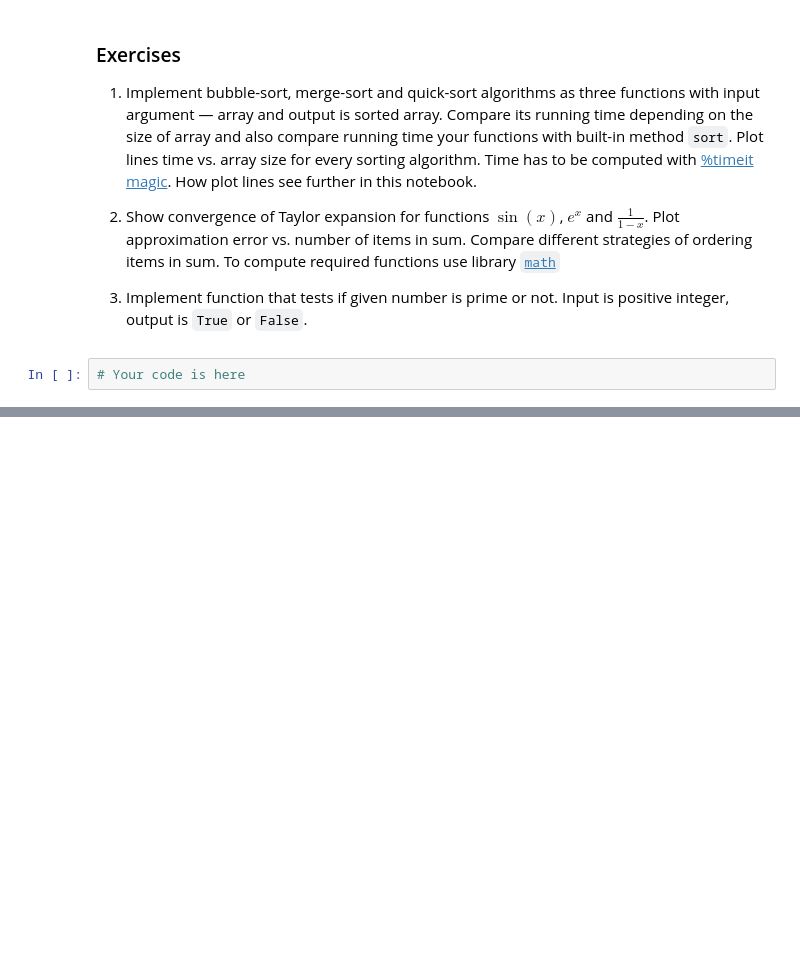
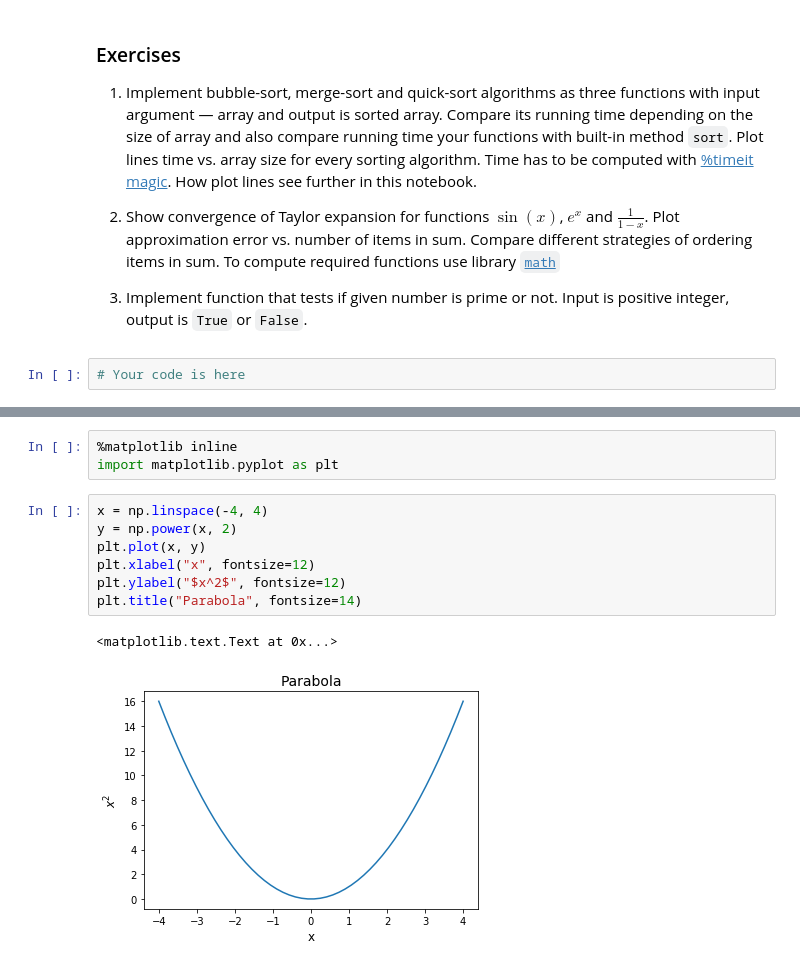
Before and after one commit to amkatrutsa/intro_ml, a Jupyter notebook: Python_tutorial.ipynb, the cells around one changed output, grey strips where cells are left out. Cells and saved outputs as stored; diff of their text form; blank space fills up the shorter version.

Commit message:
Add about matplotlib

```diff
--- a/Python_tutorial.ipynb
+++ b/Python_tutorial.ipynb
@@ -780,0 +832,13 @@
+# %%
+%matplotlib inline
+import matplotlib.pyplot as plt
+# %%
+x = np.linspace(-4, 4)
+y = np.power(x, 2)
+plt.plot(x, y)
+plt.xlabel("x", fontsize=12)
+plt.ylabel("$x^2$", fontsize=12)
+plt.title("Parabola", fontsize=14)
+# %% [output]
+<matplotlib.text.Text at 0x...>
+[figure, added]
```
Also changed, not shown: parts of 20 cells of this notebook.
